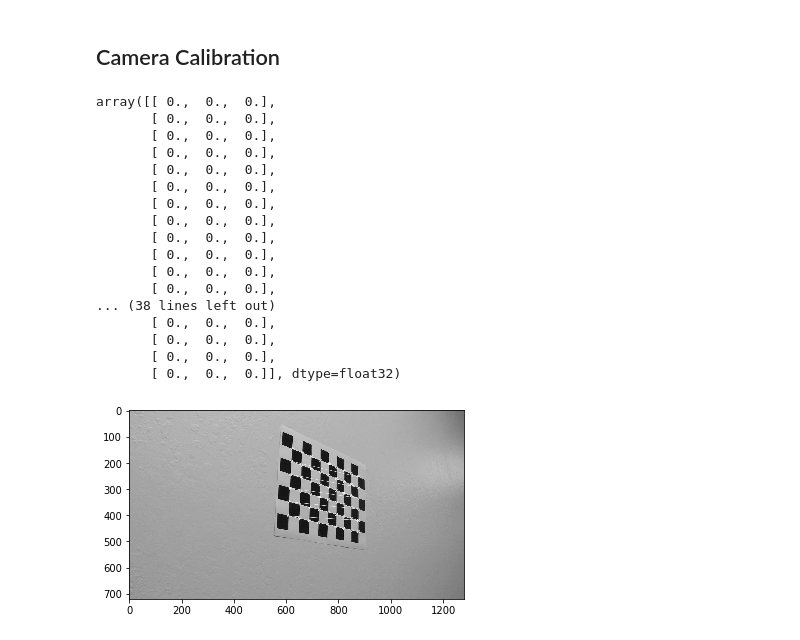
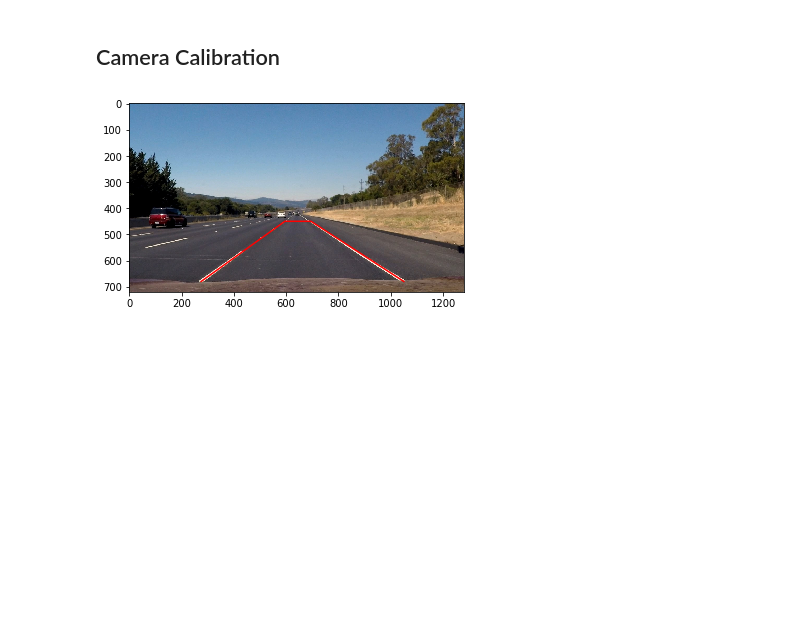
Before and after one commit to eetti/CarND-Advanced-Lane-Lines, a Jupyter notebook: advanced_lane_finding.ipynb, the cells around one changed output. Cells and saved outputs as stored; diff of their text form; code cells hidden in the pictures; blank space fills up the shorter version.

```diff
--- a/advanced_lane_finding.ipynb
+++ b/advanced_lane_finding.ipynb
@@ -20,34 +20,25 @@ config = {
 # %%
 images =  [mpimg.imread('camera_cal/' + file) for file in os.listdir('camera_cal')]
 patternSize = (9,6)
-objpoints = np.zeros((9*6, 3), np.float32)
+objpoints = []
+imgpoints = []
+for image in images:
+    gray = cv2.cvtColor(image ,cv2.COLOR_RGB2GRAY)
+    retval, corners = cv2.findChessboardCorners(gray, patternSize)
+    if retval:
+        objpoints.append(np.float32([(x,y,0) for y in range(patternSize[1]) for x in range(patternSize[0])]))
+        imgpoints.append(np.float32([corner[0] for corner in corners]))
 
-
-image = images[0]
-gray = cv2.cvtColor(image ,cv2.COLOR_RGB2GRAY)
-retval, corners = cv2.findChessboardCorners(gray, patternSize)
-corners_image = cv2.drawChessboardCorners(gray, patternSize, corners, retval)
-plt.imshow(corners_image, cmap='gray')
-imgpoints = [corner[0] for corner in corners]
-
-# ret, mtx, dist, rvecs, tvecs = cv2.calibrateCamera(objpoints, imgpoints, gray.shape[::-1],None,None)
-objpoints
+ret, camera_matrix, distortion, rvecs, tvecs = cv2.calibrateCamera(objpoints, imgpoints, gray.shape[::-1],None,None)
-# %% [output]
-array([[ 0.,  0.,  0.],
-       [ 0.,  0.,  0.],
-       [ 0.,  0.,  0.],
-       [ 0.,  0.,  0.],
-       [ 0.,  0.,  0.],
-       [ 0.,  0.,  0.],
-       [ 0.,  0.,  0.],
-       [ 0.,  0.,  0.],
-       [ 0.,  0.,  0.],
-       [ 0.,  0.,  0.],
-       [ 0.,  0.,  0.],
-       [ 0.,  0.,  0.],
-... (38 lines left out)
-       [ 0.,  0.,  0.],
-       [ 0.,  0.,  0.],
-       [ 0.,  0.,  0.],
-       [ 0.,  0.,  0.]], dtype=float32)
-[figure, removed]
+# %%
+test_images = [mpimg.imread('test_images/' + filename) for filename in os.listdir('test_images')]
+for image in test_images[2:]:
+    plt.figure()
+    plt.imshow(image)
+    points = [[275, 680], [595, 450], [695, 450], [1050, 680]]
+    x = [p[0] for p in points]
+    y = [p[1] for p in points]
+    plt.plot(x, y, color='red')
+    break
+# %% [output]
+[figure, added]
```
Also changed, not shown: parts of 1 cell of this notebook.
